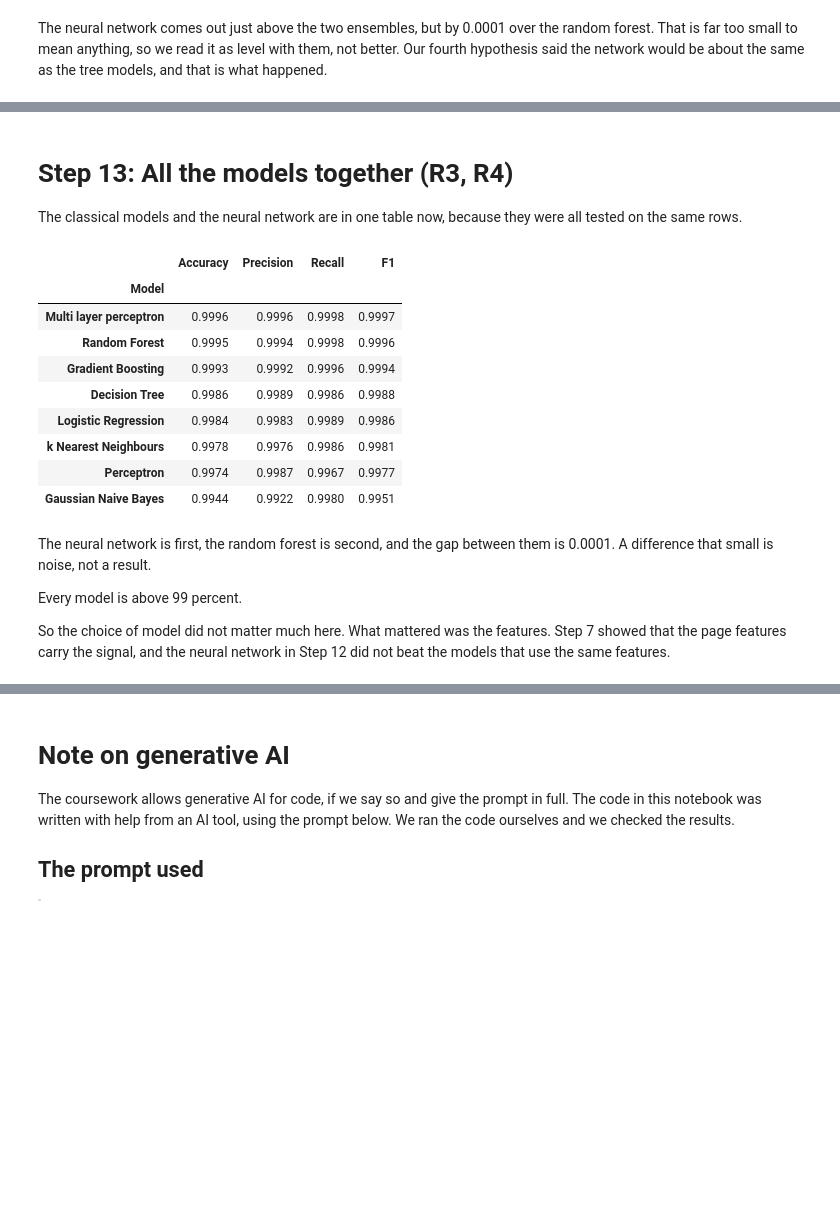
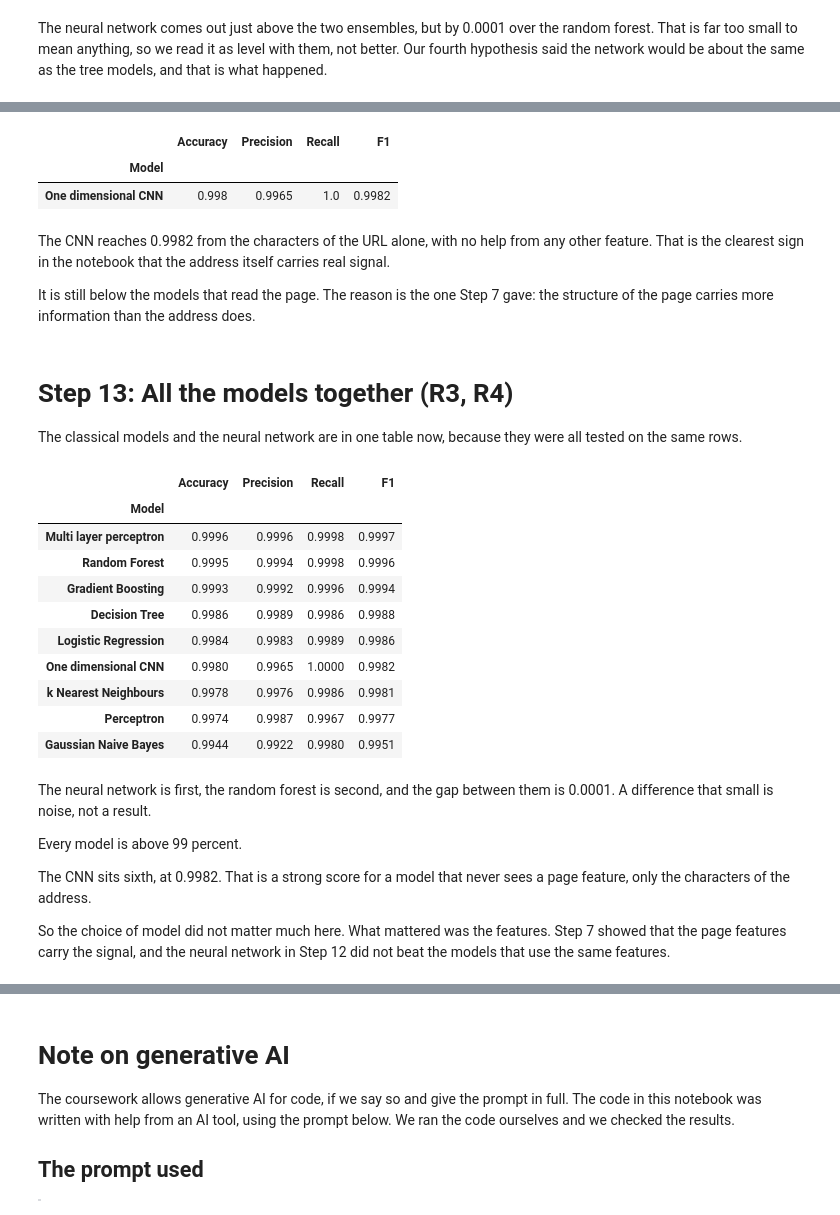
Before and after one commit to Sakib-Dalal/DMML-CourseWork01, a Jupyter notebook: Notebook/DataMining&MachineLearning_Coursework_01.ipynb, the cells around one changed output, grey strips where cells are left out. Cells and saved outputs as stored; diff of their text form; code cells hidden in the pictures; blank space fills up the shorter version.

Commit message:
feat: add a one dimensional CNN on the URL text

```diff
--- a/Notebook/DataMining&MachineLearning_Coursework_01.ipynb
+++ b/Notebook/DataMining&MachineLearning_Coursework_01.ipynb
@@ -242,7 +244,10 @@ print("Shape:", df.shape)
 Columns with only one value: []
 Shape: (235370, 56)
 # %%
-df = df.drop(columns=["URL", "FILENAME", "Domain", "Title"])
+# the raw URL goes into its own Series, with the same row numbers
+url_table = df.pop("URL")
+
+df = df.drop(columns=["FILENAME", "Domain", "Title"])
 print("Shape of the number table:", df.shape)
 # %% [output]
 Shape of the number table: (235370, 52)
@@ -608,6 +613,10 @@ X_train_frame, X_test_frame, y_train, y_test = train_test_split(
     test_size=TEST_SIZE, stratify=data["label"], random_state=RANDOM_STATE
 )
 
+# the URL text for exactly the same rows, for the CNN in Step 12
+urls_train = url_table.loc[X_train_frame.index]
+urls_test = url_table.loc[X_test_frame.index]
+
 print("Training rows:", len(X_train_frame))
 print("Test rows:", len(X_test_frame))
 # %% [output]
@@ -1029,0 +1084,14 @@ happened.
+# %%
+class UrlCharacterCNN(nn.Module):
+    def __init__(self, vocab_size=VOCAB_SIZE, embed_dim=32, filters=128):
+        super().__init__()
+        self.embedding = nn.Embedding(vocab_size, embed_dim, padding_idx=0)
+        self.convolution = nn.Conv1d(embed_dim, filters, kernel_size=5, padding=2)
+        self.dropout = nn.Dropout(0.3)
+        self.output = nn.Linear(filters, 1)
+
+    def forward(self, characters):
+        vectors = self.embedding(characters).transpose(1, 2)
+        activated = torch.relu(self.convolution(vectors))
+        strongest = activated.max(dim=2).values
+        return self.output(self.dropout(strongest)).squeeze(1)
@@ -1030,23 +1138,51 @@ happened.
+# %%
+cnn_model.eval()
+
+with torch.no_grad():
+    cnn_probabilities = torch.sigmoid(cnn_model(test_characters)).numpy()
+
+cnn_predictions = (cnn_probabilities >= 0.5).astype(int)
+
+cnn_result = {
+    "Model": "One dimensional CNN",
+    "Accuracy": accuracy_score(y_test, cnn_predictions),
+    "Precision": precision_score(y_test, cnn_predictions),
+    "Recall": recall_score(y_test, cnn_predictions),
+    "F1": f1_score(y_test, cnn_predictions),
+}
+
+pd.DataFrame([cnn_result]).set_index("Model").round(4)
+# %% [output]
+|  | Accuracy | Precision | Recall | F1 |
+| Model |  |  |  |  |
+| One dimensional CNN | 0.998 | 0.9965 | 1.0 | 0.9982 |
+# %% [markdown]
+The CNN reaches 0.9982 from the characters of the URL alone, with no help from any other
+feature. That is the clearest sign in the notebook that the address itself carries real signal.
+
+It is still below the models that read the page. The reason is the one Step 7 gave: the structure
+of the page carries more information than the address does.
 # %% [markdown]
 # Step 13: All the models together (R3, R4)
 
 The classical models and the neural network are in one table now, because they were all tested
 on the same rows.
 # %%
-neural_results = pd.DataFrame([mlp_result]).set_index("Model")
+neural_results = pd.DataFrame([mlp_result, cnn_result]).set_index("Model")
 
 all_results = pd.concat([classical_results, neural_results])
 all_results = all_results.round(4).sort_values("F1", ascending=False)
 
 all_results
 # %% [output]
 |  | Accuracy | Precision | Recall | F1 |
 | Model |  |  |  |  |
 | Multi layer perceptron | 0.9996 | 0.9996 | 0.9998 | 0.9997 |
 | Random Forest | 0.9995 | 0.9994 | 0.9998 | 0.9996 |
 | Gradient Boosting | 0.9993 | 0.9992 | 0.9996 | 0.9994 |
 | Decision Tree | 0.9986 | 0.9989 | 0.9986 | 0.9988 |
 | Logistic Regression | 0.9984 | 0.9983 | 0.9989 | 0.9986 |
+| One dimensional CNN | 0.9980 | 0.9965 | 1.0000 | 0.9982 |
 | k Nearest Neighbours | 0.9978 | 0.9976 | 0.9986 | 0.9981 |
 | Perceptron | 0.9974 | 0.9987 | 0.9967 | 0.9977 |
 | Gaussian Naive Bayes | 0.9944 | 0.9922 | 0.9980 | 0.9951 |
@@ -1056,6 +1192,9 @@ difference that small is noise, not a result.
 
 Every model is above 99 percent.
 
+The CNN sits sixth, at 0.9982. That is a strong score for a model that never sees a page feature,
+only the characters of the address.
+
 So the choice of model did not matter much here. What mattered was the features. Step 7 showed
 that the page features carry the signal, and the neural network in Step 12 did not beat the
 models that use the same features.
```
Also changed, not shown: parts of 7 cells of this notebook, 1 other file.
